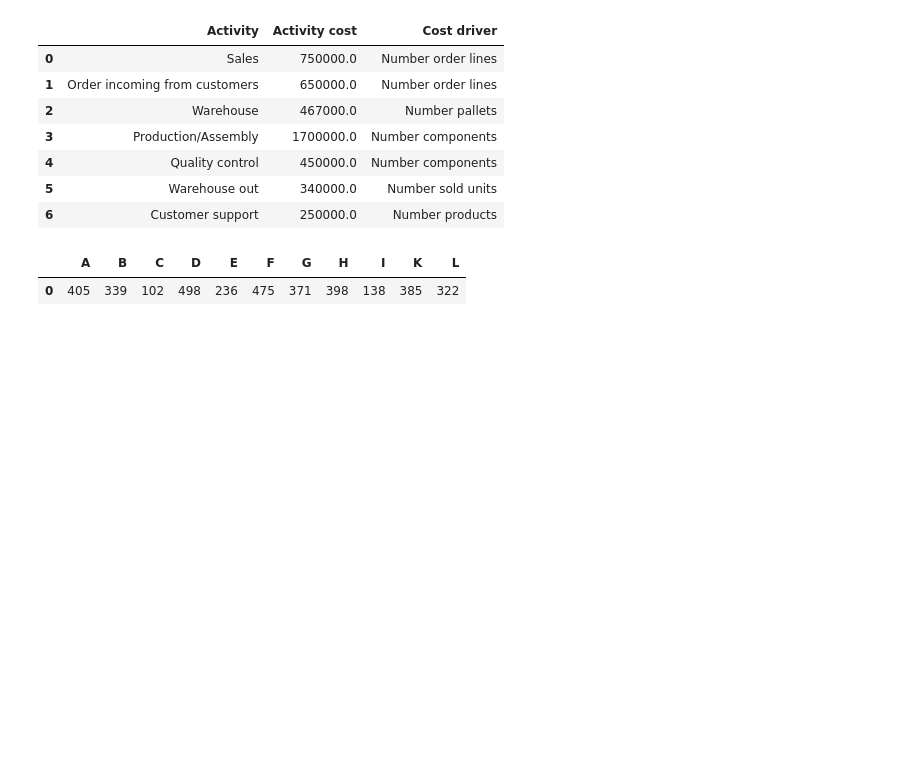
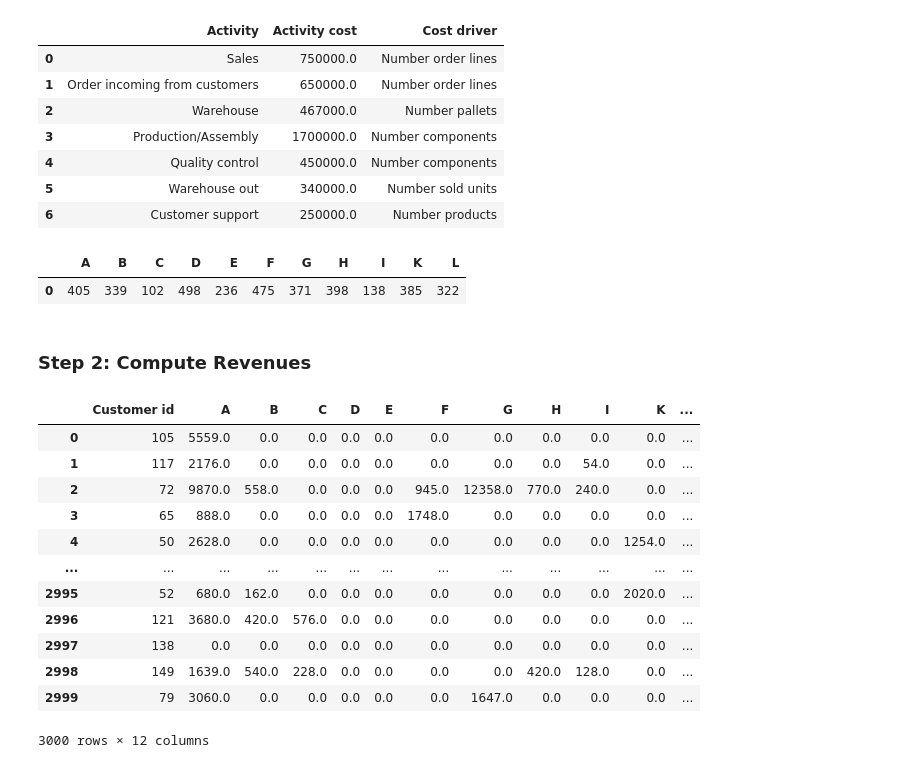
Before and after one commit to PaulineMalaguti/EBA3630, a Jupyter notebook: Customer Profitability Index/Problem 2/2customerprofitability.ipynb, the cells around one changed output. Drawn from its saved outputs; the diff is of its cells as text; code cells hidden in the pictures; blank space fills up the shorter version.

Commit message:
Computed revenues

```diff
--- a/Customer Profitability Index/Problem 2/2customerprofitability.ipynb
+++ b/Customer Profitability Index/Problem 2/2customerprofitability.ipynb
@@ -221,3 +221,26 @@ components_pallet
 # %% [output]
 |  | A | B | C | D | E | F | G | H | I | K | L |
 | 0 | 405 | 339 | 102 | 498 | 236 | 475 | 371 | 398 | 138 | 385 | 322 |
+# %% [markdown]
+### Step 2: Compute Revenues
+# %%
+# sale_product sale_price_unit
+revenues = sale_product.iloc[:,2:].mul(sale_price_unit.iloc[:,2:]).copy()
+revenues['Customer id'] = sale_product['Customer id']
+column_to_move = revenues.pop('Customer id') #Just move the activity column at the front
+revenues.insert(0, 'Customer id', column_to_move)
+revenues
+# %% [output]
+|  | Customer id | A | B | C | D | E | F | G | H | I | K | ... |
+| 0 | 105 | 5559.0 | 0.0 | 0.0 | 0.0 | 0.0 | 0.0 | 0.0 | 0.0 | 0.0 | 0.0 | ... |
+| 1 | 117 | 2176.0 | 0.0 | 0.0 | 0.0 | 0.0 | 0.0 | 0.0 | 0.0 | 54.0 | 0.0 | ... |
+| 2 | 72 | 9870.0 | 558.0 | 0.0 | 0.0 | 0.0 | 945.0 | 12358.0 | 770.0 | 240.0 | 0.0 | ... |
+| 3 | 65 | 888.0 | 0.0 | 0.0 | 0.0 | 0.0 | 1748.0 | 0.0 | 0.0 | 0.0 | 0.0 | ... |
+| 4 | 50 | 2628.0 | 0.0 | 0.0 | 0.0 | 0.0 | 0.0 | 0.0 | 0.0 | 0.0 | 1254.0 | ... |
+| ... | ... | ... | ... | ... | ... | ... | ... | ... | ... | ... | ... | ... |
+| 2995 | 52 | 680.0 | 162.0 | 0.0 | 0.0 | 0.0 | 0.0 | 0.0 | 0.0 | 0.0 | 2020.0 | ... |
+| 2996 | 121 | 3680.0 | 420.0 | 576.0 | 0.0 | 0.0 | 0.0 | 0.0 | 0.0 | 0.0 | 0.0 | ... |
+| 2997 | 138 | 0.0 | 0.0 | 0.0 | 0.0 | 0.0 | 0.0 | 0.0 | 0.0 | 0.0 | 0.0 | ... |
+| 2998 | 149 | 1639.0 | 540.0 | 228.0 | 0.0 | 0.0 | 0.0 | 0.0 | 420.0 | 128.0 | 0.0 | ... |
+| 2999 | 79 | 3060.0 | 0.0 | 0.0 | 0.0 | 0.0 | 0.0 | 1647.0 | 0.0 | 0.0 | 0.0 | ... |
+3000 rows × 12 columns
```
Also changed, not shown: parts of 4 cells of this notebook.
